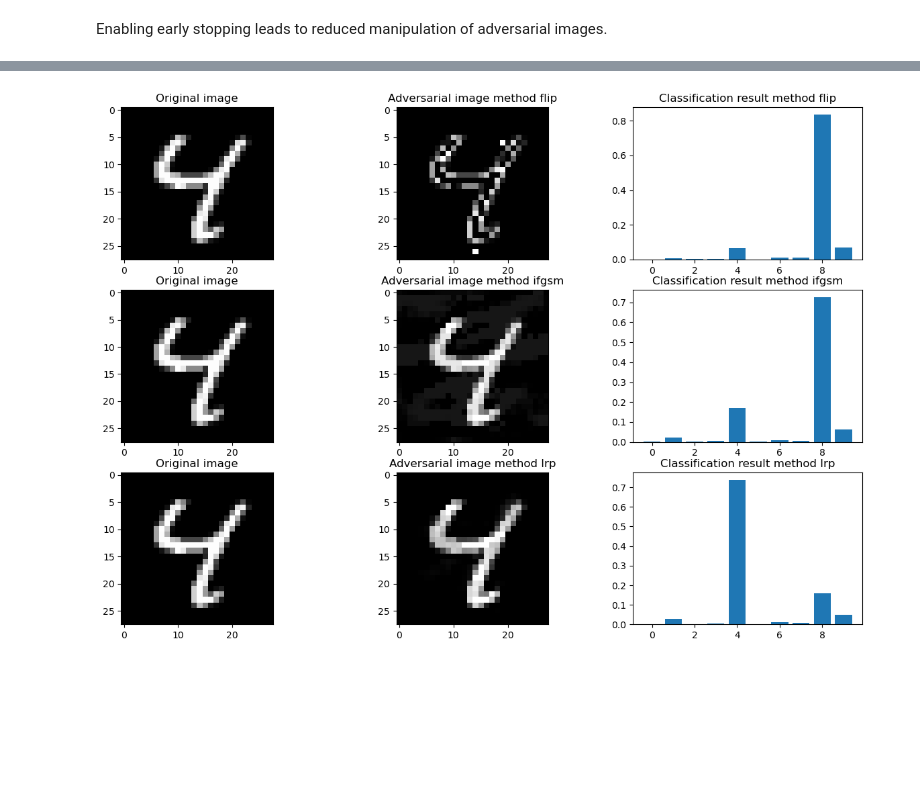
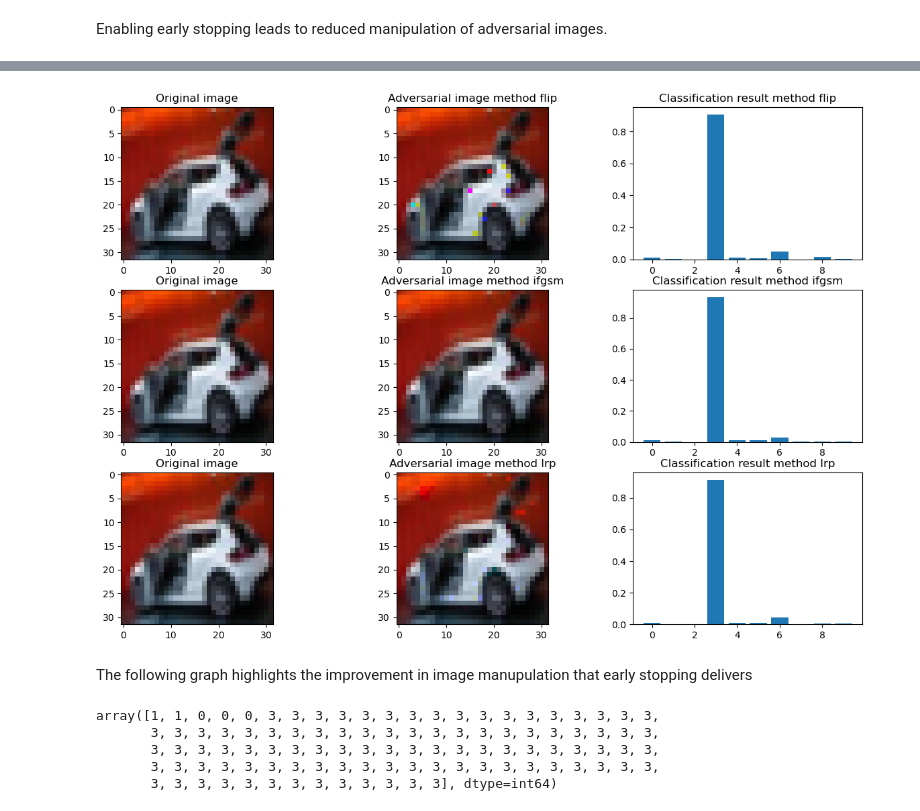
Before and after one commit to robisc/lrp-based-attacks, a Jupyter notebook: LRP-example-notebook.ipynb, the cells around one changed output, grey strips where cells are left out. Cells and saved outputs as stored; diff of their text form; code cells hidden in the pictures; blank space fills up the shorter version.

Commit message:
feat: added visualization of early stopping improv

```diff
--- a/LRP-example-notebook.ipynb
+++ b/LRP-example-notebook.ipynb
@@ -16,7 +16,7 @@ os.environ["KMP_DUPLICATE_LIB_OK"]="TRUE"
 # Load the dataset and classifier
 # %%
 # Valid datasets are "MNIST" and "CIFAR10"
-dataset = "MNIST"
+dataset = "CIFAR10"
 # You can either train a model or load a model
 mode = "load"
 # %% [markdown]
@@ -96,7 +99,7 @@ explainer.verbose = False
 # %%
 adv_img_flip = explainer.flip_attack(img, label, flips = 100, early_stopping = False)
 adv_img_ifgsm = explainer.ifgsm_attack(img, label, flips = 100, eps = 2/256, early_stopping = False)
-adv_img_lrp = explainer.lrp_attack_batch_grad(img, label, flips = 100, batch = 20, eps = 2/256, early_stopping = False)
+adv_img_lrp = explainer.lrp_attack_batch_grad(img, label, flips = 100, batch = 40, eps = 2/256, early_stopping = False)
 adv_imgs = dict({"flip": utility.transform_image(adv_img_flip),
                 "ifgsm": utility.transform_image(adv_img_ifgsm),
                 "lrp": utility.transform_image(adv_img_lrp)})
@@ -104,9 +107,13 @@ adv_imgs = dict({"flip": utility.transform_image(adv_img_flip),
 fig, axs = plt.subplots(nrows = 3, ncols = 3, figsize = (15,10))
 
 for i, method in enumerate(adv_imgs.keys()):
-    axs[i,0].imshow(utility.transform_image(img), cmap = "gray")
+    if img.shape[-1] == 1:
+        axs[i,0].imshow(utility.transform_image(img),cmap='gray')
+        axs[i,1].imshow(adv_imgs[method],cmap='gray')
+    elif img.shape[-1] == 3:
+        axs[i,0].imshow(utility.transform_image(img))
+        axs[i,1].imshow(adv_imgs[method])
     axs[i,0].set_title("Original image")
-    axs[i,1].imshow(adv_imgs[method], cmap = "gray")
     axs[i,1].set_title(f"Adversarial image method {method}")
     axs[i,2].bar(range(0,10), classifier.predict(adv_imgs[method].reshape([1]+ list(adv_imgs[method].shape)))[0])
     axs[i,2].set_title(f"Classification result method {method}")
@@ -128,9 +135,13 @@ adv_imgs = dict({"flip": utility.transform_image(adv_img_flip),
 fig, axs = plt.subplots(nrows = 3, ncols = 3, figsize = (15,10))
 
 for i, method in enumerate(adv_imgs.keys()):
-    axs[i,0].imshow(utility.transform_image(img), cmap = "gray")
+    if img.shape[-1] == 1:
+        axs[i,0].imshow(utility.transform_image(img),cmap='gray')
+        axs[i,1].imshow(adv_imgs[method],cmap='gray')
+    elif img.shape[-1] == 3:
+        axs[i,0].imshow(utility.transform_image(img))
+        axs[i,1].imshow(adv_imgs[method])
     axs[i,0].set_title("Original image")
-    axs[i,1].imshow(adv_imgs[method], cmap = "gray")
     axs[i,1].set_title(f"Adversarial image method {method}")
     axs[i,2].bar(range(0,10), classifier.predict(adv_imgs[method].reshape([1]+ list(adv_imgs[method].shape)))[0])
     axs[i,2].set_title(f"Classification result method {method}")
@@ -141 +152,3 @@ for i, method in enumerate(adv_imgs.keys()):
-[figure, old version]
+[figure, new version]
+# %% [markdown]
+The following graph highlights the improvement in image manupulation that early stopping delivers
@@ -141,0 +197,8 @@ for i, method in enumerate(adv_imgs.keys()):
+# %%
+np.array(y_log).argmax(axis = 1)
+# %% [output]
+array([1, 1, 0, 0, 0, 3, 3, 3, 3, 3, 3, 3, 3, 3, 3, 3, 3, 3, 3, 3, 3, 3,
+       3, 3, 3, 3, 3, 3, 3, 3, 3, 3, 3, 3, 3, 3, 3, 3, 3, 3, 3, 3, 3, 3,
+       3, 3, 3, 3, 3, 3, 3, 3, 3, 3, 3, 3, 3, 3, 3, 3, 3, 3, 3, 3, 3, 3,
+       3, 3, 3, 3, 3, 3, 3, 3, 3, 3, 3, 3, 3, 3, 3, 3, 3, 3, 3, 3, 3, 3,
+       3, 3, 3, 3, 3, 3, 3, 3, 3, 3, 3, 3, 3], dtype=int64)
```
Also changed, not shown: parts of 7 cells of this notebook.
